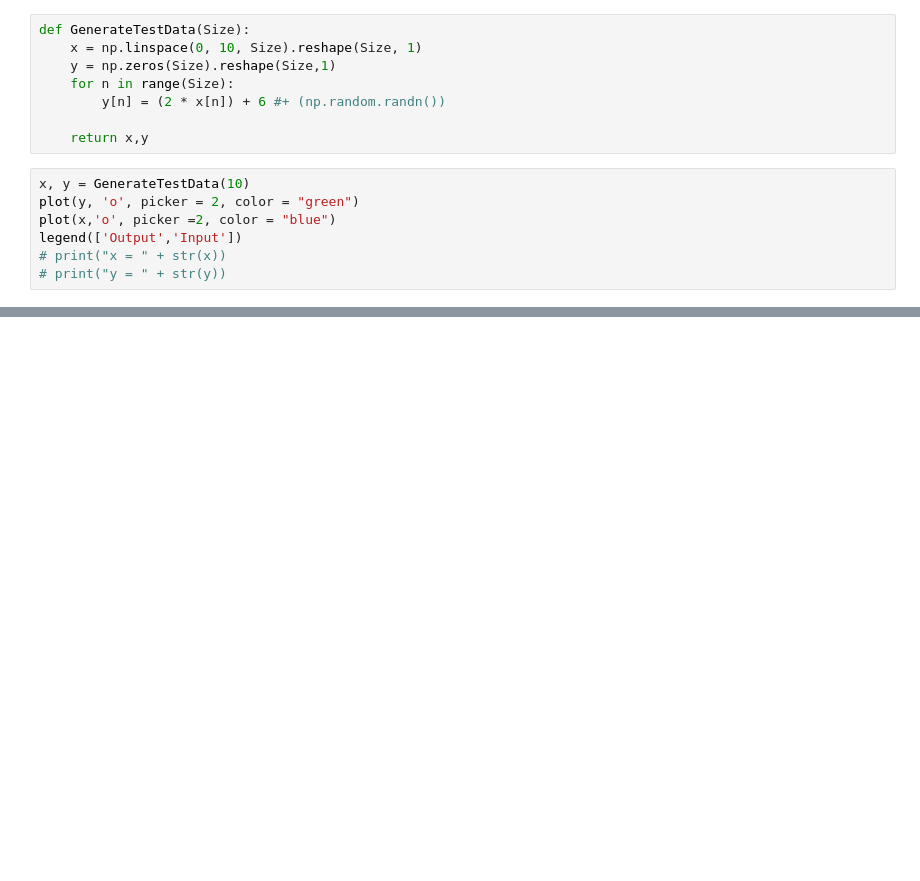
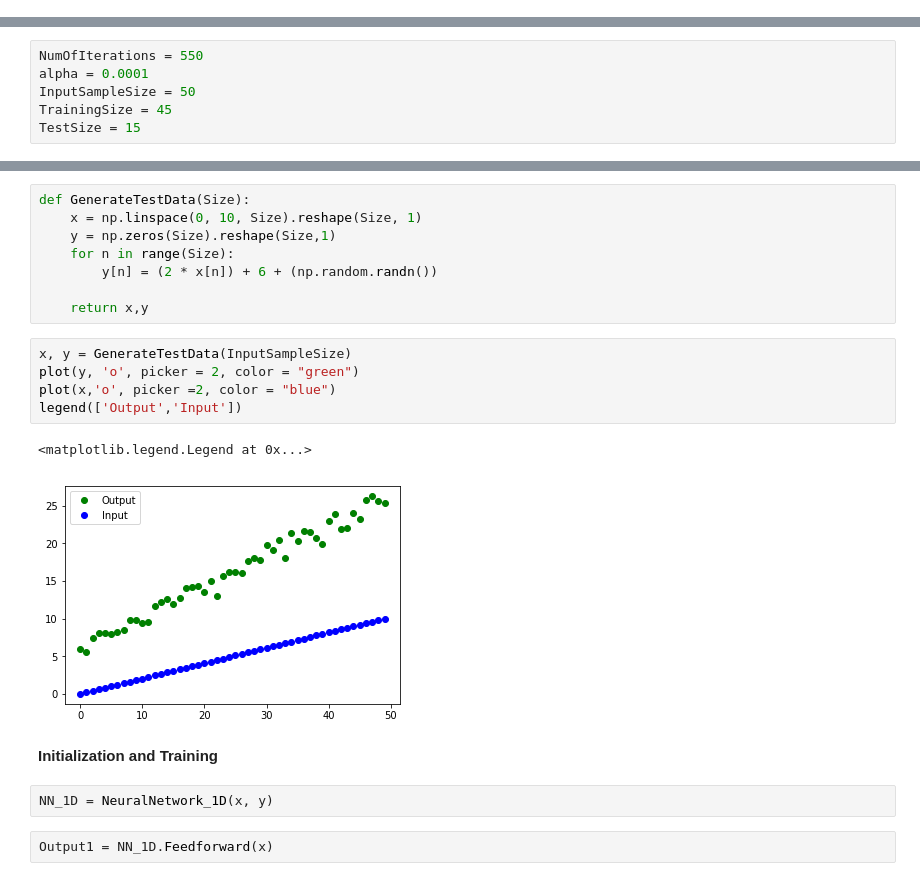
Before and after one commit to dshah003/Deep_Learning, a Jupyter notebook: Hw1_v3.ipynb, the cells around one changed output, grey strips where cells are left out. Drawn from its saved outputs; the diff is of its cells as text; blank space fills up the shorter version.

```diff
--- a/Hw1_v3.ipynb
+++ b/Hw1_v3.ipynb
@@ -48,15 +0,0 @@ class NeuralNetwork:
-# %%
-def GenerateTestData(Size):
-    x = np.linspace(0, 10, Size).reshape(Size, 1)
-    y = np.zeros(Size).reshape(Size,1)
-    for n in range(Size):
-        y[n] = (2 * x[n]) + 6 #+ (np.random.randn())
-
-    return x,y
-# %%
-x, y = GenerateTestData(10)
-plot(y, 'o', picker = 2, color = "green")
-plot(x,'o', picker =2, color = "blue")
-legend(['Output','Input'])
-# print("x = " + str(x))
-# print("y = " + str(y))
@@ -131,0 +53,6 @@ NN.a1_out.shape
+# %%
+NumOfIterations = 550
+alpha = 0.0001
+InputSampleSize = 50
+TrainingSize = 45
+TestSize = 15
@@ -131,0 +90,22 @@ NN.a1_out.shape
+# %%
+def GenerateTestData(Size):
+    x = np.linspace(0, 10, Size).reshape(Size, 1)
+    y = np.zeros(Size).reshape(Size,1)
+    for n in range(Size):
+        y[n] = (2 * x[n]) + 6 + (np.random.randn())
+
+    return x,y
+# %%
+x, y = GenerateTestData(InputSampleSize)
+plot(y, 'o', picker = 2, color = "green")
+plot(x,'o', picker =2, color = "blue")
+legend(['Output','Input'])
+# %% [output]
+<matplotlib.legend.Legend at 0x...>
+[figure, added]
+# %% [markdown]
+**Initialization and Training**
+# %%
+NN_1D = NeuralNetwork_1D(x, y)
+# %%
+Output1 = NN_1D.Feedforward(x)
```
Also changed, not shown: parts of 51 cells of this notebook.
